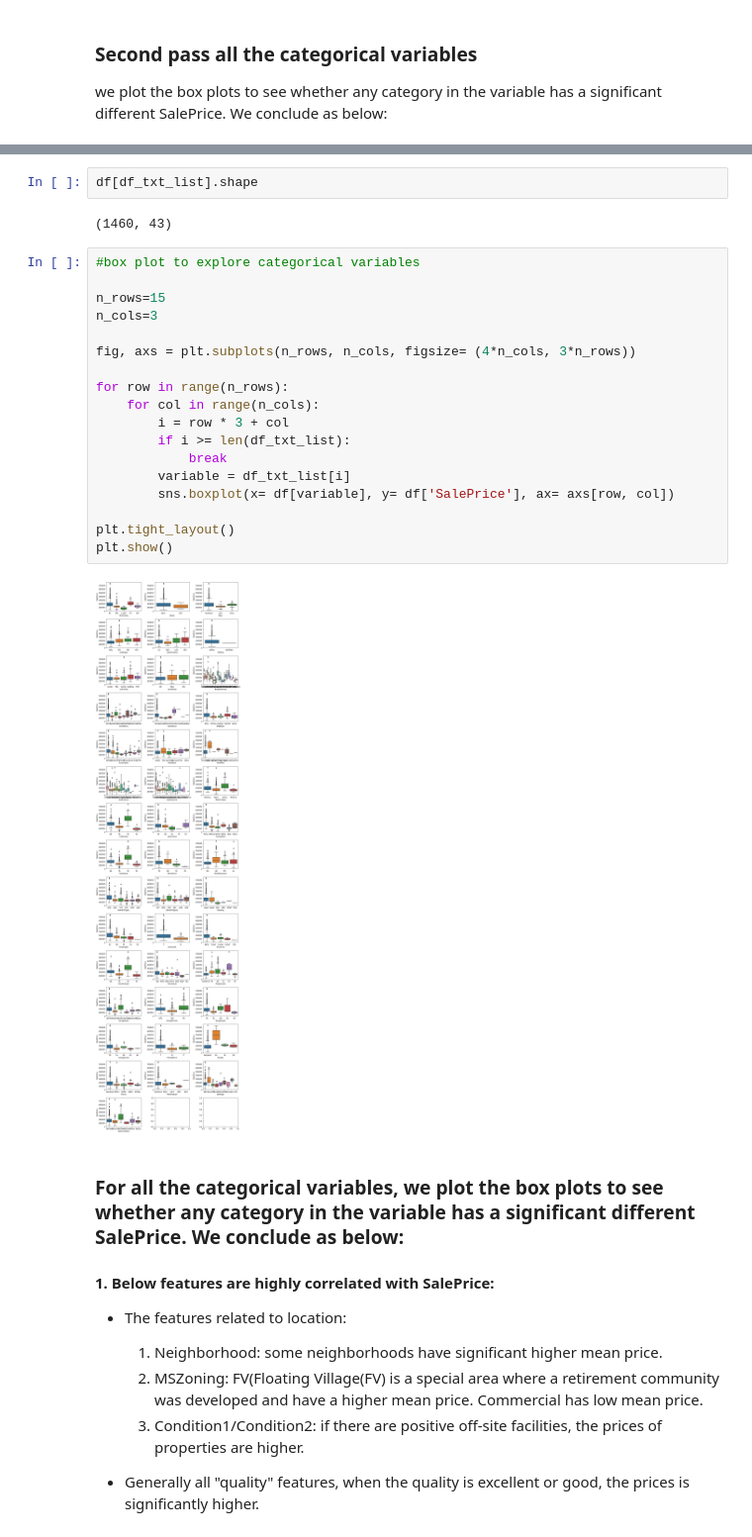
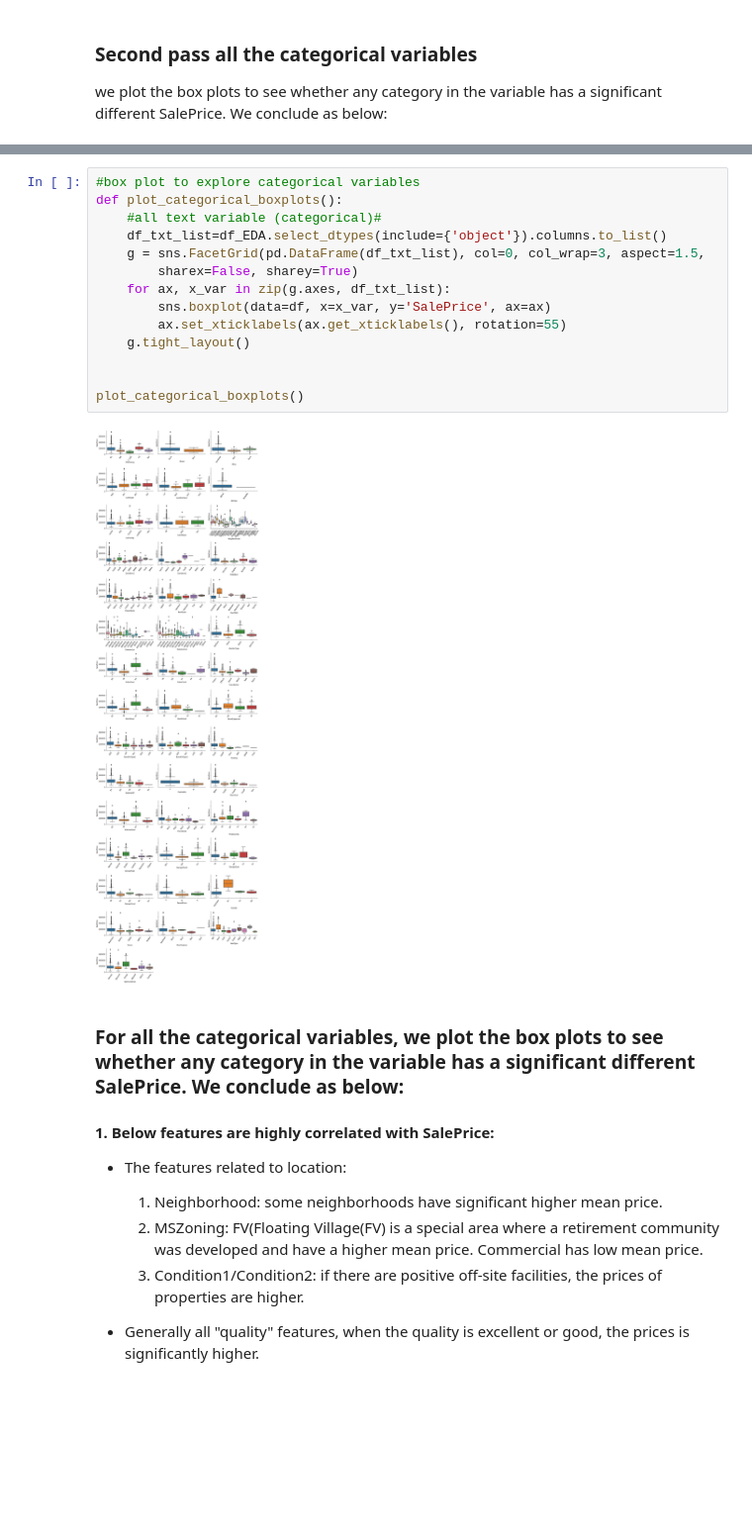
Before and after one commit to pmotameni/mids-w207-final-project, a Jupyter notebook: w207_consolidated.ipynb, the cells around one changed output, grey strips where cells are left out. Shown at 99% size. Cells and saved outputs as stored; diff of their text form; blank space fills up the shorter version.

```diff
--- a/w207_consolidated.ipynb
+++ b/w207_consolidated.ipynb
@@ -617,27 +617,19 @@ df[df_txt_list].head()
-# %%
-df[df_txt_list].shape
-# %% [output]
-(1460, 43)
-# %%
-#box plot to explore categorical variables
-
-n_rows=15
-n_cols=3
-
-fig, axs = plt.subplots(n_rows, n_cols, figsize= (4*n_cols, 3*n_rows))
-
-for row in range(n_rows):
-    for col in range(n_cols):
-        i = row * 3 + col
-        if i >= len(df_txt_list):
-            break
-        variable = df_txt_list[i]
-        sns.boxplot(x= df[variable], y= df['SalePrice'], ax= axs[row, col])
-
-plt.tight_layout()
-plt.show()
-# %% [output]
-[figure, removed]
+# %%
+#box plot to explore categorical variables
+def plot_categorical_boxplots():
+    #all text variable (categorical)#
+    df_txt_list=df_EDA.select_dtypes(include={'object'}).columns.to_list()
+    g = sns.FacetGrid(pd.DataFrame(df_txt_list), col=0, col_wrap=3, aspect=1.5,
+        sharex=False, sharey=True)
+    for ax, x_var in zip(g.axes, df_txt_list):
+        sns.boxplot(data=df, x=x_var, y='SalePrice', ax=ax)
+        ax.set_xticklabels(ax.get_xticklabels(), rotation=55)
+    g.tight_layout()
+
+
+plot_categorical_boxplots()
+# %% [output]
+[figure, added]
 # %% [markdown]
 ### For all the categorical variables, we plot the box plots to see whether any category in the variable has a significant different SalePrice. We conclude as below:
 
```
Also changed, not shown: parts of 12 cells of this notebook, 1 other file.
